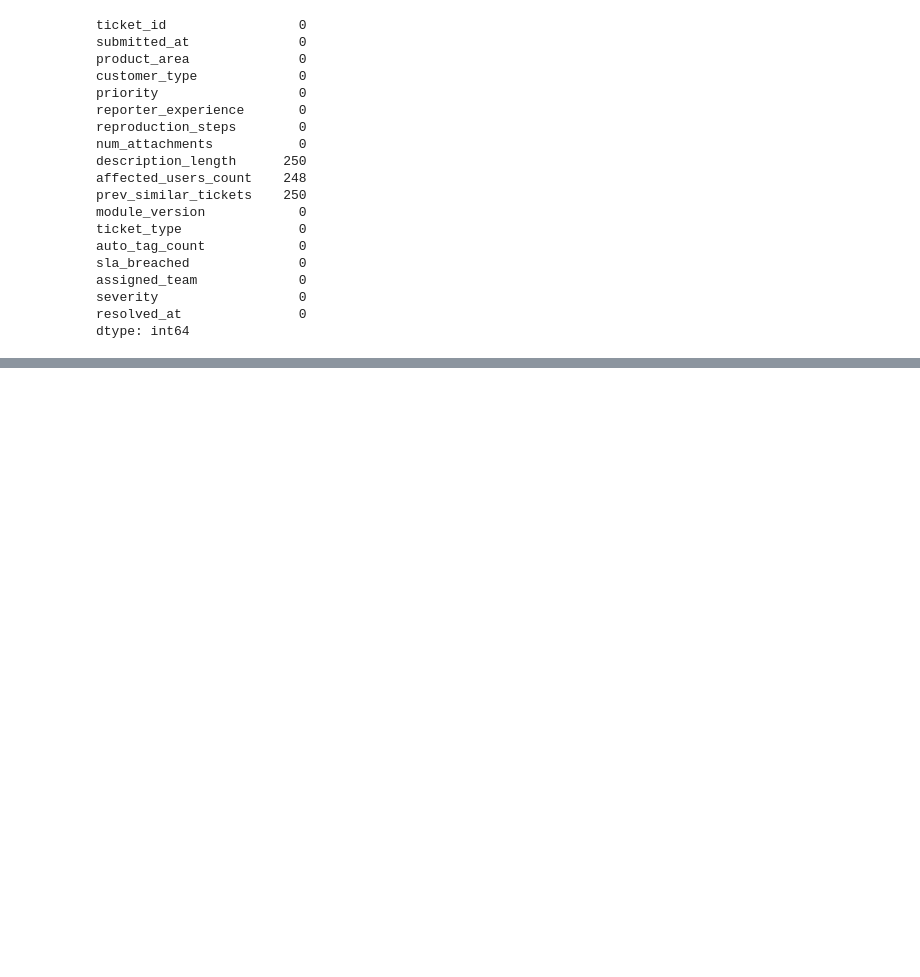
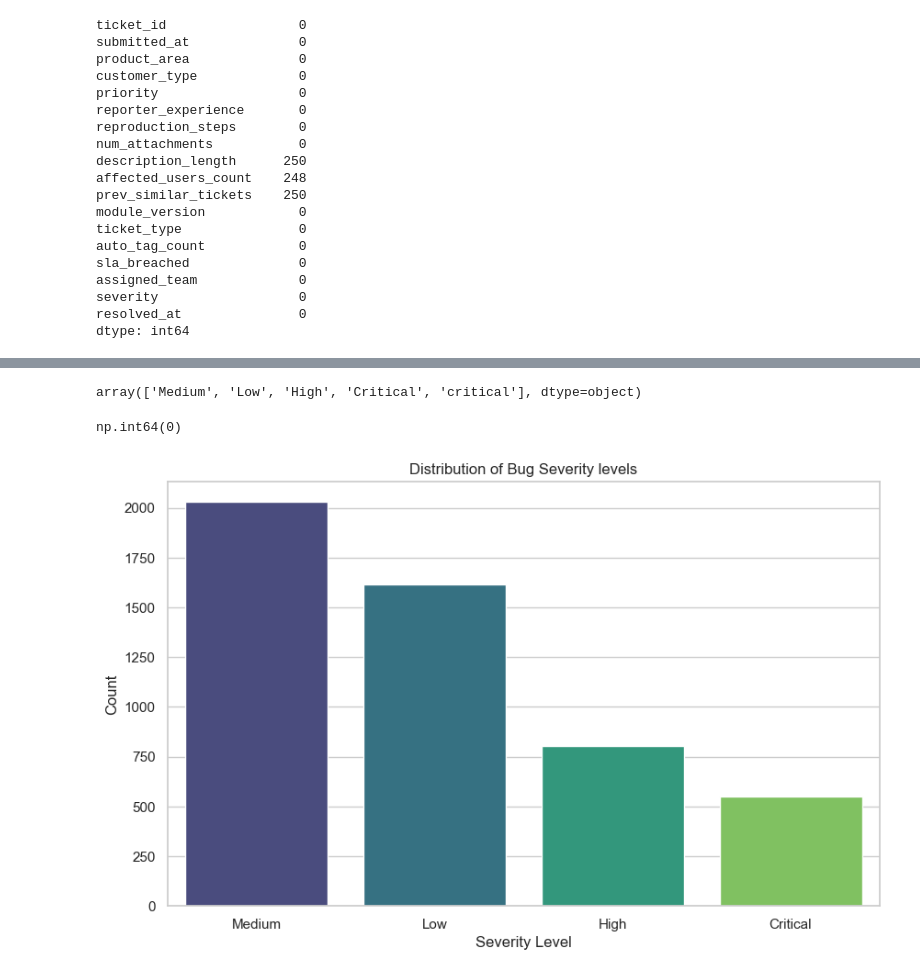
Before and after one commit to getrudeHarriet/Bug-Severity-ML-Project, a Jupyter notebook: notebook/CleaningandEDA.ipynb, the cells around one changed output, grey strips where cells are left out. Drawn from its saved outputs; the diff is of its cells as text; code cells hidden in the pictures; blank space fills up the shorter version.

Commit message:
Data cleaning and Visualizations

```diff
--- a/notebook/CleaningandEDA.ipynb
+++ b/notebook/CleaningandEDA.ipynb
@@ -73,0 +108,3 @@ df['prev_similar_tickets']=df['prev_similar_tickets'].fillna(0)
+# %%
+# convert to title case for consistency
+df['ticket_type']=df['ticket_type'].str.title()
@@ -73,0 +115,35 @@ df['prev_similar_tickets']=df['prev_similar_tickets'].fillna(0)
+# %%
+# convert to title case for consistency
+df['assigned_team']=df['assigned_team'].str.title()
+# %%
+df['severity'].unique()
+# %% [output]
+array(['Medium', 'Low', 'High', 'Critical', 'critical'], dtype=object)
+# %%
+# convert to title case for consistency
+df['severity']=df['severity'].str.title()
+# %%
+# Convert dates to datetime format
+df['submitted_at']=pd.to_datetime(df['submitted_at'])
+df['resolved_at']=pd.to_datetime(df['resolved_at'])
+
+# Extract useful features from datetime columns
+df['day_of_week']=df['submitted_at'].dt.day_name()
+df['hour_of_day']=df['submitted_at'].dt.hour
+df['month_year']=df['submitted_at'].dt.to_period('M').astype(str)
+df['days_to_resolve']=(df['resolved_at'] - df['submitted_at']).dt.days
+# %%
+# Check for duplicates
+df.duplicated().sum()
+# %% [output]
+np.int64(0)
+# %%
+# Visualizing the balance of the target variable
+plt.figure(figsize=(10,6))
+sns.countplot(data=df, x='severity', palette='viridis')
+plt.title('Distribution of Bug Severity levels')
+plt.xlabel('Severity Level')
+plt.ylabel('Count')
+plt.show()
+# %% [output]
+[figure, added]
```
Also changed, not shown: parts of 15 cells of this notebook.
